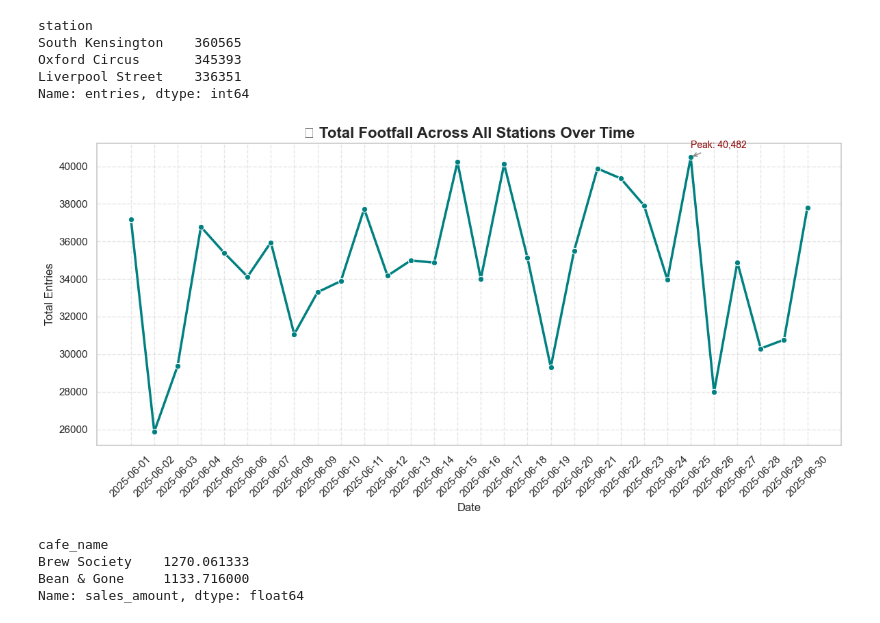
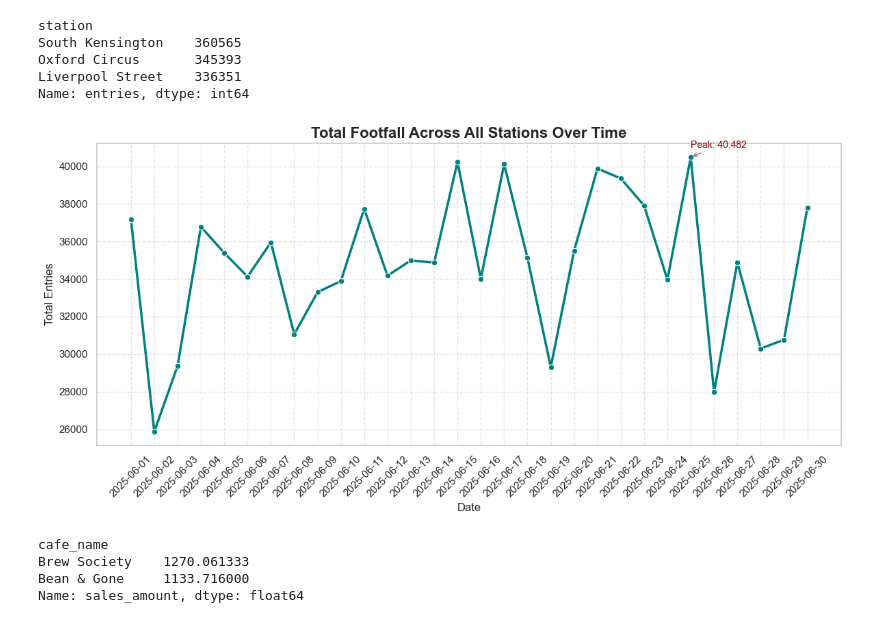
Before and after one commit to venkatramananaidu/Tfl-cafe-analytics, a Jupyter notebook: cafe_analysis.ipynb, the cells around one changed output. Saved outputs shown, nothing was run; the diff lists cells and outputs as text; code cells hidden in the pictures.

Commit message:
Fix: suppress matplotlib warnings and update visual logic

```diff
--- a/cafe_analysis.ipynb
+++ b/cafe_analysis.ipynb
@@ -43,35 +55,35 @@ Name: entries, dtype: int64
 # %%
 import seaborn as sns
 import matplotlib.pyplot as plt
+%matplotlib inline
 
 # Set a clean style
 sns.set(style="whitegrid")
 
 # Prepare data
 daily_footfall = footfall_df.groupby('date')['entries'].sum().reset_index()
 
 # Create figure
 plt.figure(figsize=(12, 6))
 sns.lineplot(data=daily_footfall, x='date', y='entries', color='teal', linewidth=2.5, marker='o')
 
 # Highlight highest point
 max_point = daily_footfall.loc[daily_footfall['entries'].idxmax()]
 plt.annotate(f"Peak: {max_point['entries']:,}",
              xy=(max_point['date'], max_point['entries']),
              xytext=(max_point['date'], max_point['entries'] + 500),
              arrowprops=dict(arrowstyle="->", color='gray'),
              fontsize=10, color='darkred')
 
 # Labels & aesthetics
-plt.title("🚶 Total Footfall Across All Stations Over Time", fontsize=16, fontweight='bold')
+plt.title("Total Footfall Across All Stations Over Time", fontsize=16, fontweight='bold')
 plt.xlabel("Date")
 plt.ylabel("Total Entries")
 plt.xticks(rotation=45)
 plt.grid(True, linestyle="--", alpha=0.5)
 plt.tight_layout()
-plt.show()
 # %% [output]
-[figure, old version]
+[figure, new version]
 # %%
 # Sales overview
 sales_df.groupby('cafe_name')['sales_amount'].mean().sort_values(ascending=False)
```
Also changed, not shown: parts of 6 cells of this notebook.
